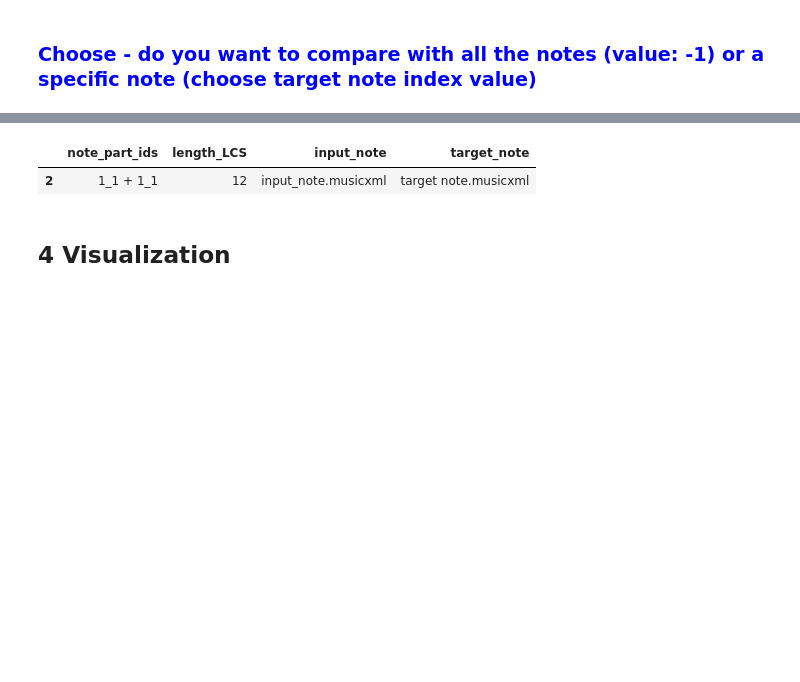
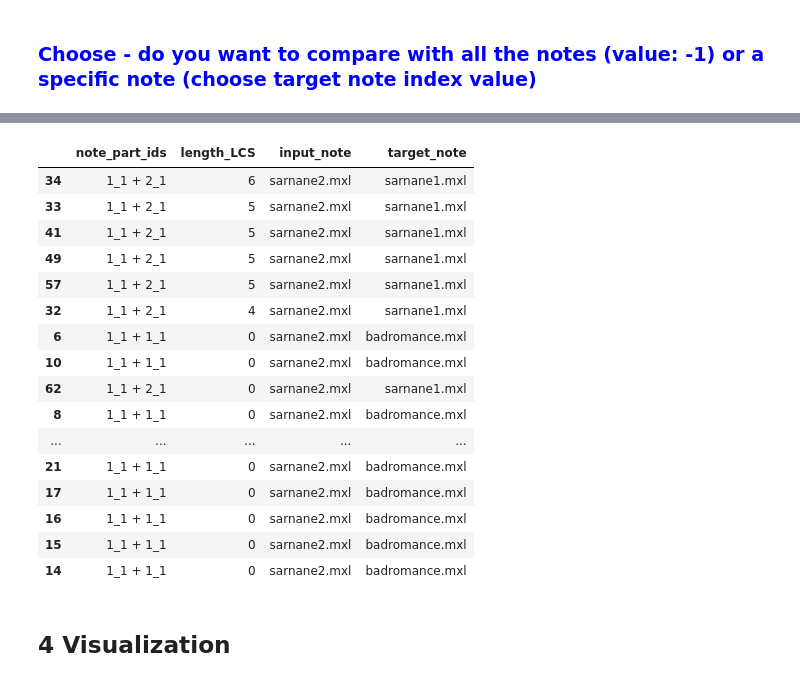
Before and after one commit to LudvigL123/digital_sheet_music_analysis, a Jupyter notebook: diginote.ipynb, the cells around one changed output, grey strips where cells are left out. Saved outputs shown, nothing was run; the diff lists cells and outputs as text; code cells hidden in the pictures; blank space fills up the shorter version.

```diff
--- a/diginote.ipynb
+++ b/diginote.ipynb
@@ -547,7 +522,7 @@ def LCCNOS(n1, n2, if_rest, if_chords, o, offset, repetition):
     if normal_oct[1] >= upper_oct[1] and normal_oct[1] >= lower_oct[1]:
         return normal_oct
     elif upper_oct[1] >= normal_oct[1] and upper_oct[1] >= lower_oct[1]:
-        return lower_oct
+        return upper_oct
     else:
         return lower_oct
 # %% [markdown]
@@ -812,34 +787,49 @@ df_whole
 # %%
-df_whole = df_whole.sort_values('length_LCS').drop_duplicates('note_part_ids', keep='last').sort_values('length_LCS', ascending=False)
+df_whole = df_whole.sort_values('length_LCS').sort_values('length_LCS', ascending=False)
 inputs = []
 outputs = []
 for i in range(len(df_whole)):
     splitted_note_names = df_whole['note_part_ids'].iloc[i].split()
 
     note1 = splitted_note_names[0]
     note2 = splitted_note_names[2]
 
     n1_name = df_input_note.loc[df_input_note['note_part_id'] == note1]['sheet_name'].values[0]
     n2_name = df.loc[df['note_part_id'] == note2]['sheet_name'].values[0]
 
     inputs.append(n1_name)
     outputs.append(n2_name)
 
 
 df_1 = pd.DataFrame({'input_note': inputs})
 df_2 = pd.DataFrame({'target_note': outputs})
 
 
 df_whole['input_note'] = inputs
 df_whole['target_note'] = outputs
 
 df_new = df_whole
 
 df_new = df_new.drop(df_new.columns[[1, 3, 4, 5, 6, 7, 8,9,10]], axis=1)  # df.columns is zero-based pd.Index
 df_new[:30]
 # %% [output]
 |  | note_part_ids | length_LCS | input_note | target_note |
-| 2 | 1_1 + 1_1 | 12 | input_note.musicxml | target note.musicxml |
+| 34 | 1_1 + 2_1 | 6 | sarnane2.mxl | sarnane1.mxl |
+| 33 | 1_1 + 2_1 | 5 | sarnane2.mxl | sarnane1.mxl |
+| 41 | 1_1 + 2_1 | 5 | sarnane2.mxl | sarnane1.mxl |
+| 49 | 1_1 + 2_1 | 5 | sarnane2.mxl | sarnane1.mxl |
+| 57 | 1_1 + 2_1 | 5 | sarnane2.mxl | sarnane1.mxl |
+| 32 | 1_1 + 2_1 | 4 | sarnane2.mxl | sarnane1.mxl |
+| 6 | 1_1 + 1_1 | 0 | sarnane2.mxl | badromance.mxl |
+| 10 | 1_1 + 1_1 | 0 | sarnane2.mxl | badromance.mxl |
+| 62 | 1_1 + 2_1 | 0 | sarnane2.mxl | sarnane1.mxl |
+| 8 | 1_1 + 1_1 | 0 | sarnane2.mxl | badromance.mxl |
+| ... | ... | ... | ... | ... |
+| 21 | 1_1 + 1_1 | 0 | sarnane2.mxl | badromance.mxl |
+| 17 | 1_1 + 1_1 | 0 | sarnane2.mxl | badromance.mxl |
+| 16 | 1_1 + 1_1 | 0 | sarnane2.mxl | badromance.mxl |
+| 15 | 1_1 + 1_1 | 0 | sarnane2.mxl | badromance.mxl |
+| 14 | 1_1 + 1_1 | 0 | sarnane2.mxl | badromance.mxl |
 # %% [markdown]
 ## 4 Visualization
 # %% [markdown]
```
Also changed, not shown: parts of 12 cells of this notebook.
